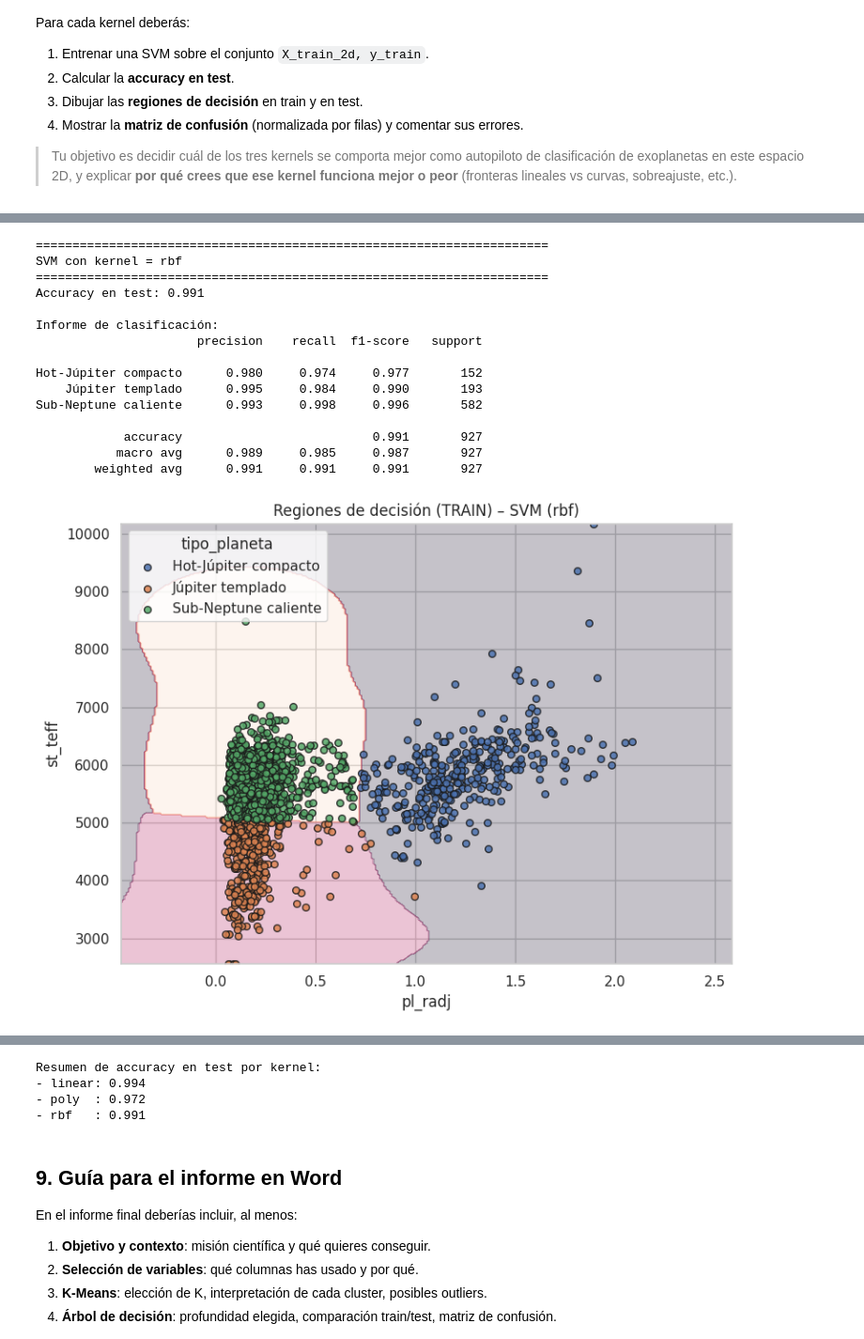
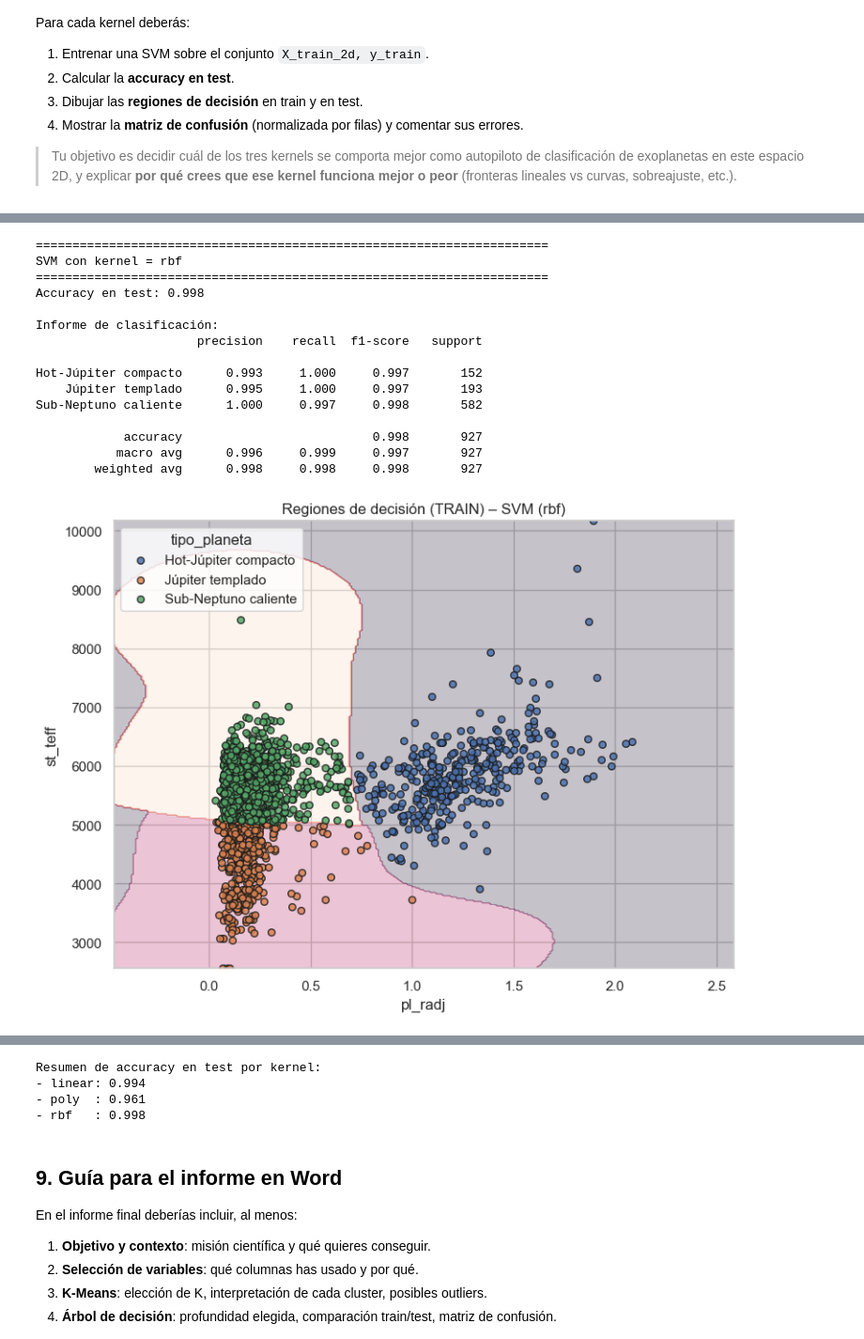
Before and after one commit to j1-dev/SAA, a Jupyter notebook: P4.1/GARCIA_JUAN_exoplanetas.ipynb, the cells around one changed output, grey strips where cells are left out. Shown at 94% size. Cells and saved outputs as stored; diff of their text form; code cells hidden in the pictures.

```diff
--- a/P4.1/GARCIA_JUAN_exoplanetas.ipynb
+++ b/P4.1/GARCIA_JUAN_exoplanetas.ipynb
@@ -1039,10 +1028,10 @@ for kernel in kernels:
                                 SVC(kernel=kernel, C=1.0, random_state=42))
     elif kernel == "poly":
         svm_clf = make_pipeline(StandardScaler(),
-                                SVC(kernel=kernel, degree=3, C=1.0, gamma="scale", random_state=42))
+                                SVC(kernel=kernel, degree=5, C=3.0, gamma="scale", random_state=42))
     else:  # rbf
         svm_clf = make_pipeline(StandardScaler(),
-                                SVC(kernel=kernel, C=1.0, gamma="scale", random_state=42))
+                                SVC(kernel=kernel, C=10, gamma="scale", random_state=42))
 
     # Entrenamos usando solo las dos variables elegidas (vista 2D)
     svm_clf.fit(X_train_2d, y_train)
@@ -1149,16 +1138,16 @@ Sub-Neptune caliente      0.957     1.000     0.978       582
 ======================================================================
 SVM con kernel = rbf
 ======================================================================
-Accuracy en test: 0.991
+Accuracy en test: 0.998
 
 Informe de clasificación:
                       precision    recall  f1-score   support
 
-Hot-Júpiter compacto      0.980     0.974     0.977       152
-    Júpiter templado      0.995     0.984     0.990       193
-Sub-Neptune caliente      0.993     0.998     0.996       582
+Hot-Júpiter compacto      0.993     1.000     0.997       152
+    Júpiter templado      0.995     1.000     0.997       193
+Sub-Neptuno caliente      1.000     0.997     0.998       582
 
-            accuracy                          0.991       927
-           macro avg      0.989     0.985     0.987       927
-        weighted avg      0.991     0.991     0.991       927
+            accuracy                          0.998       927
+           macro avg      0.996     0.999     0.997       927
+        weighted avg      0.998     0.998     0.998       927
-[figure, old version]
+[figure, new version]
@@ -1167,7 +1156,7 @@ Sub-Neptune caliente      0.993     0.998     0.996       582
 Resumen de accuracy en test por kernel:
 - linear: 0.994
-- poly  : 0.972
-- rbf   : 0.991
+- poly  : 0.961
+- rbf   : 0.998
 # %% [markdown]
 ## 9. Guía para el informe en Word
 
```
Also changed, not shown: parts of 17 cells of this notebook, 2 other files.
